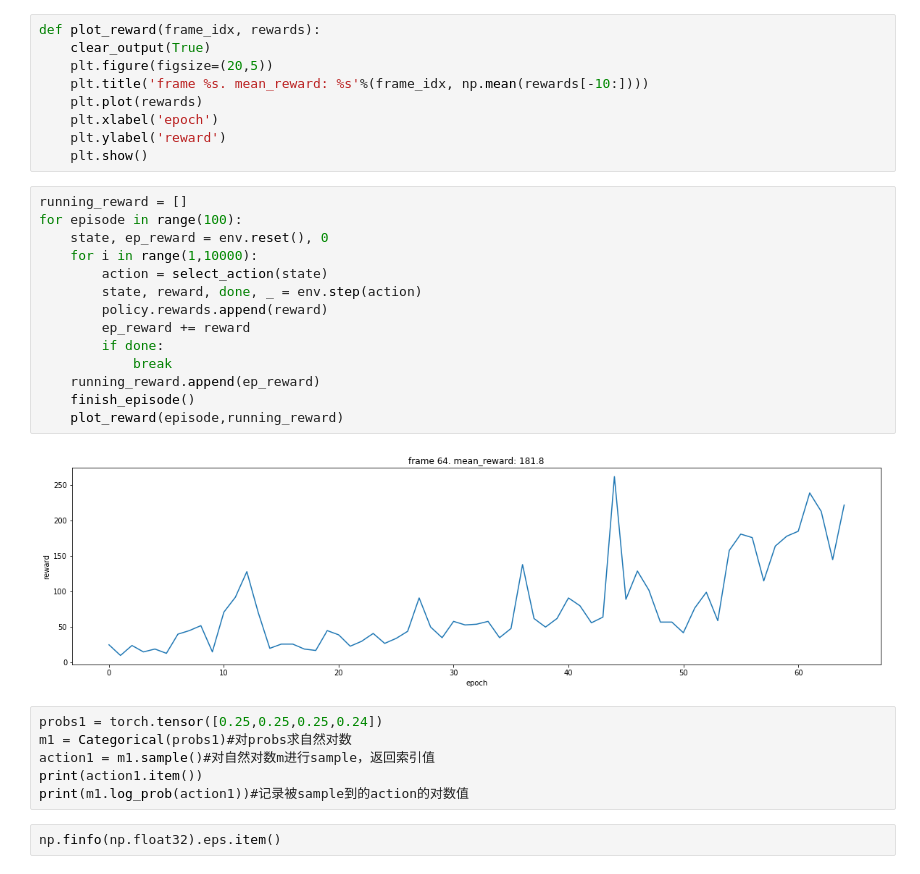
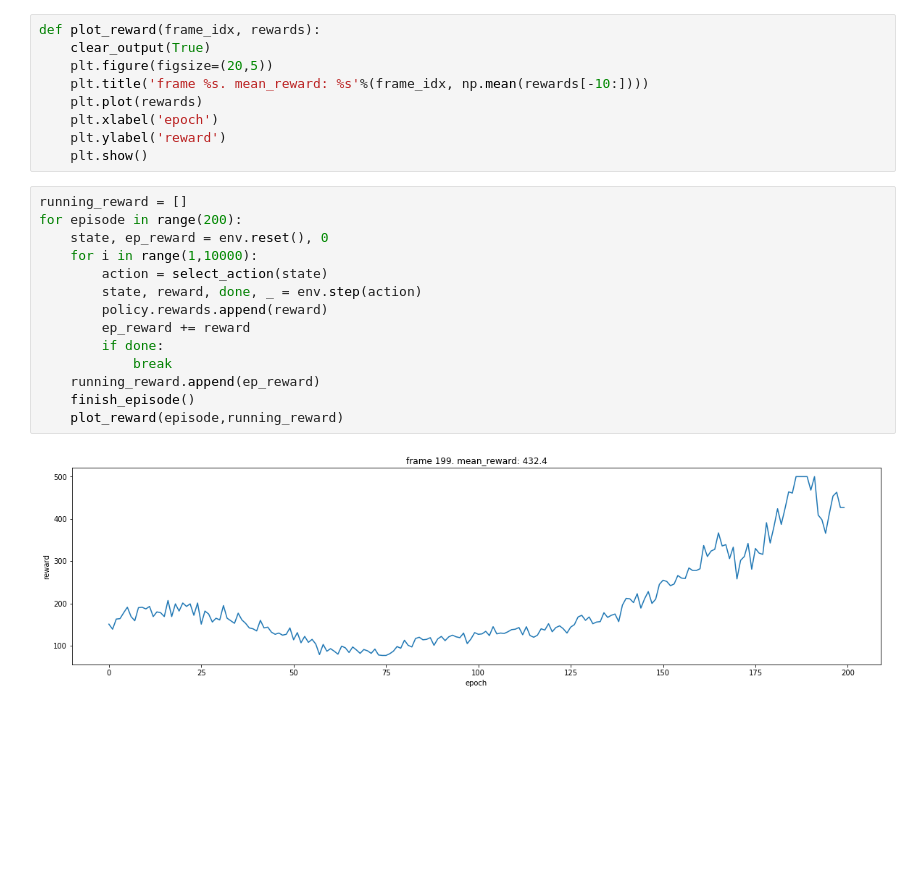
Before and after one commit to sunnyswag/RL_notes_and_codes, a Jupyter notebook: algorithm_implement/Policy_Gradient.ipynb, the cells around one changed output. Cells and saved outputs as stored; diff of their text form; blank space fills up the shorter version.

```diff
--- a/algorithm_implement/Policy_Gradient.ipynb
+++ b/algorithm_implement/Policy_Gradient.ipynb
@@ -95,25 +80,17 @@ def plot_reward(frame_idx, rewards):
     plt.show()
 # %%
 running_reward = []
-for episode in range(100):
+for episode in range(200):
     state, ep_reward = env.reset(), 0
     for i in range(1,10000):
         action = select_action(state)
         state, reward, done, _ = env.step(action)
         policy.rewards.append(reward)
         ep_reward += reward
         if done:
             break
     running_reward.append(ep_reward)
     finish_episode()
     plot_reward(episode,running_reward)
 # %% [output]
-[figure, old version]
+[figure, new version]
-# %%
-probs1 = torch.tensor([0.25,0.25,0.25,0.24])
-m1 = Categorical(probs1)#对probs求自然对数
-action1 = m1.sample()#对自然对数m进行sample，返回索引值
-print(action1.item())
-print(m1.log_prob(action1))#记录被sample到的action的对数值
-# %%
-np.finfo(np.float32).eps.item()
```
Also changed, not shown: parts of 9 cells of this notebook.
